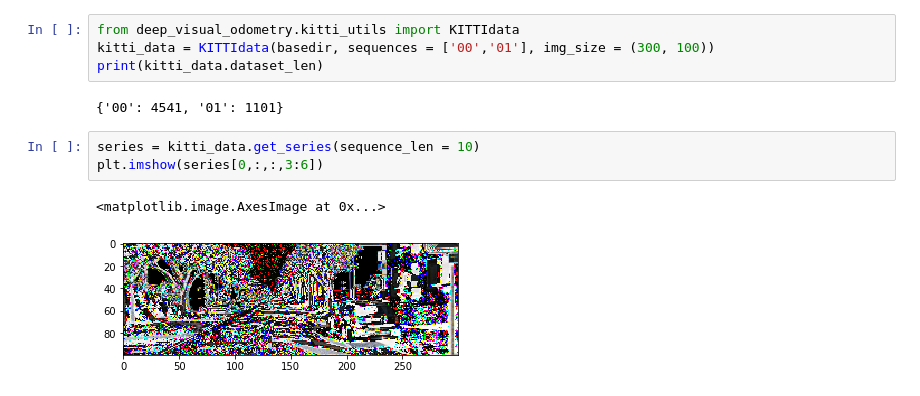
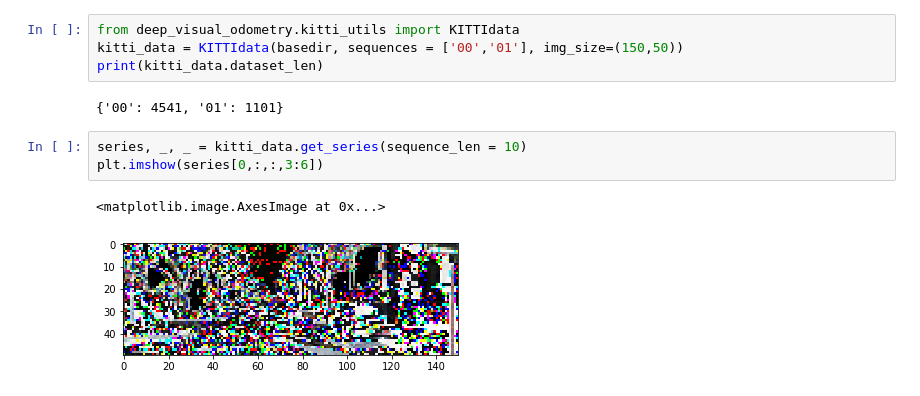
Before and after one commit to gagkhan/deep_visual_odometry, a Jupyter notebook: working_with_KITTI.py.ipynb, the cells around one changed output. Drawn from its saved outputs; the diff is of its cells as text.

```diff
--- a/working_with_KITTI.py.ipynb
+++ b/working_with_KITTI.py.ipynb
@@ -40,13 +40,13 @@ len(dataset.cam2_files)
 1101
 # %%
 from deep_visual_odometry.kitti_utils import KITTIdata
-kitti_data = KITTIdata(basedir, sequences = ['00','01'], img_size = (300, 100))
+kitti_data = KITTIdata(basedir, sequences = ['00','01'], img_size=(150,50))
 print(kitti_data.dataset_len)
 # %% [output]
 {'00': 4541, '01': 1101}
 # %%
-series = kitti_data.get_series(sequence_len = 10)
+series, _, _ = kitti_data.get_series(sequence_len = 10)
 plt.imshow(series[0,:,:,3:6])
 # %% [output]
 <matplotlib.image.AxesImage at 0x...>
-[figure, old version]
+[figure, new version]
```
Also changed, not shown: parts of 8 cells of this notebook, 2 other files.
